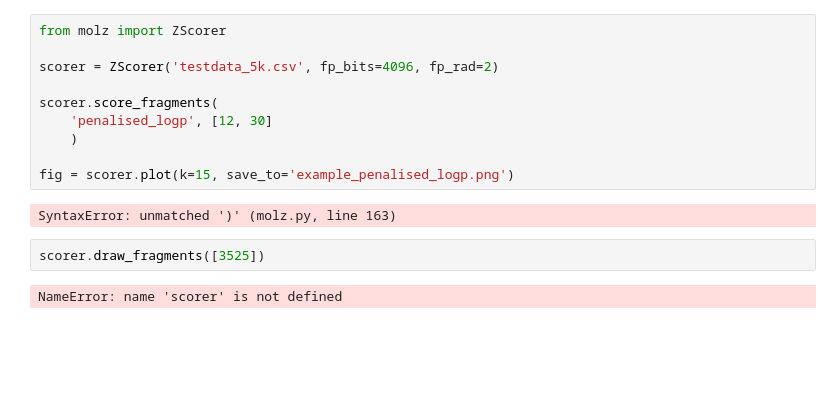
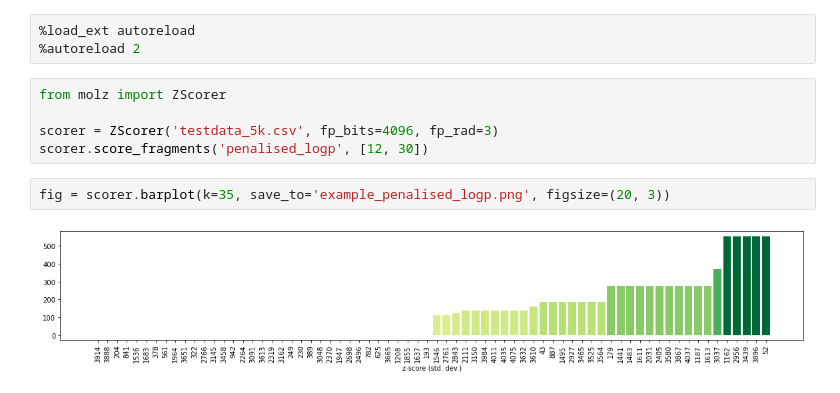
Before and after one commit to LiamWilbraham/molz, a Jupyter notebook: example.ipynb, the cells around one changed output. Cells and saved outputs as stored; diff of their text form; blank space fills up the shorter version.

Commit message:
plotting for target fragments, minor bug fixes

```diff
--- a/example.ipynb
+++ b/example.ipynb
@@ -1,16 +1,12 @@
+# %%
+%load_ext autoreload
+%autoreload 2
 # %%
 from molz import ZScorer
 
-scorer = ZScorer('testdata_5k.csv', fp_bits=4096, fp_rad=2)
-
-scorer.score_fragments(
-    'penalised_logp', [12, 30]
-    )
-
-fig = scorer.plot(k=15, save_to='example_penalised_logp.png')
+scorer = ZScorer('testdata_5k.csv', fp_bits=4096, fp_rad=3)
+scorer.score_fragments('penalised_logp', [12, 30])
-# %% [output]
-SyntaxError: unmatched ')' (molz.py, line 163)
-# %%
-scorer.draw_fragments([3525])
-# %% [output]
-NameError: name 'scorer' is not defined
+# %%
+fig = scorer.barplot(k=35, save_to='example_penalised_logp.png', figsize=(20, 3))
+# %% [output]
+[figure, added]
```
Also changed, not shown: parts of 1 cell of this notebook, 1 other file.
